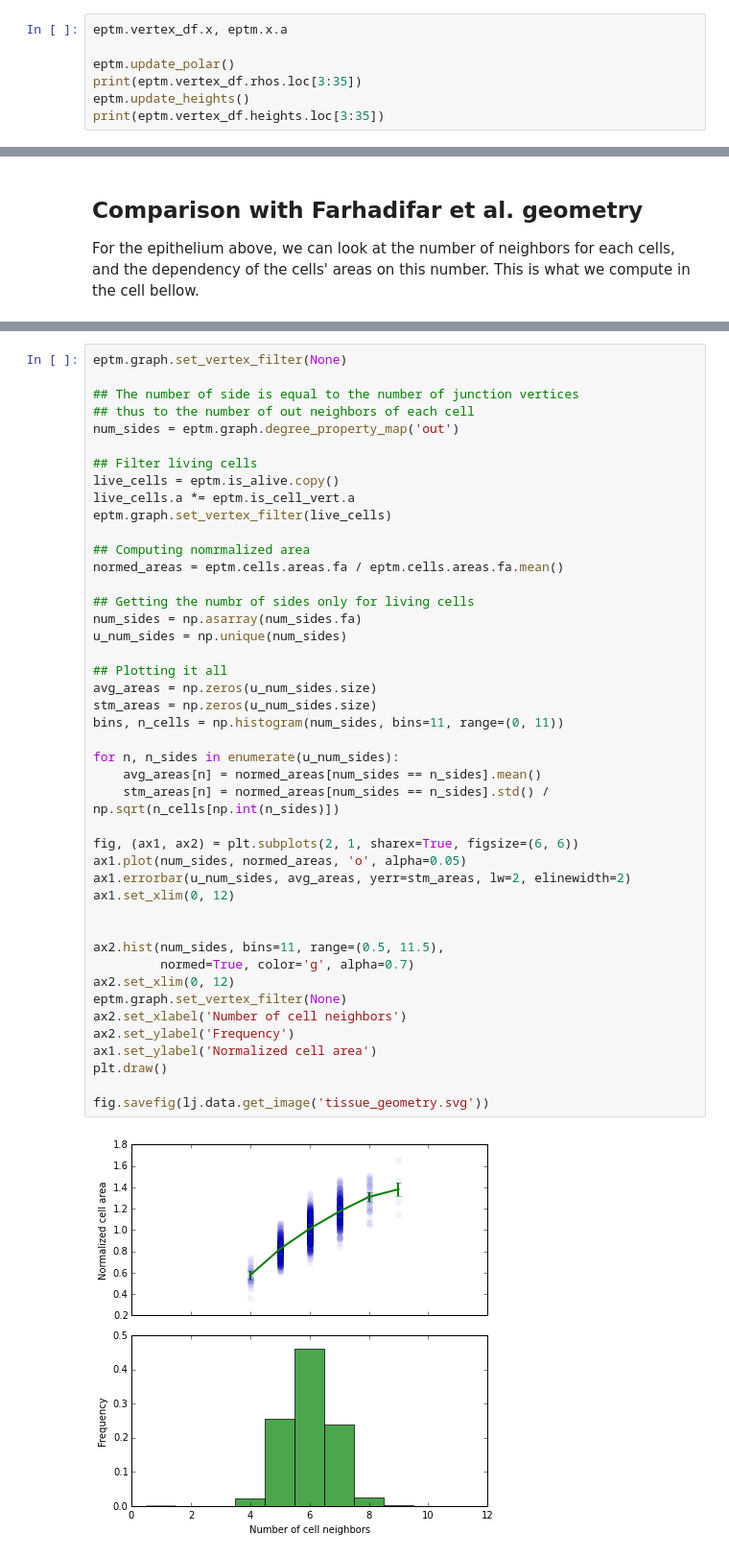
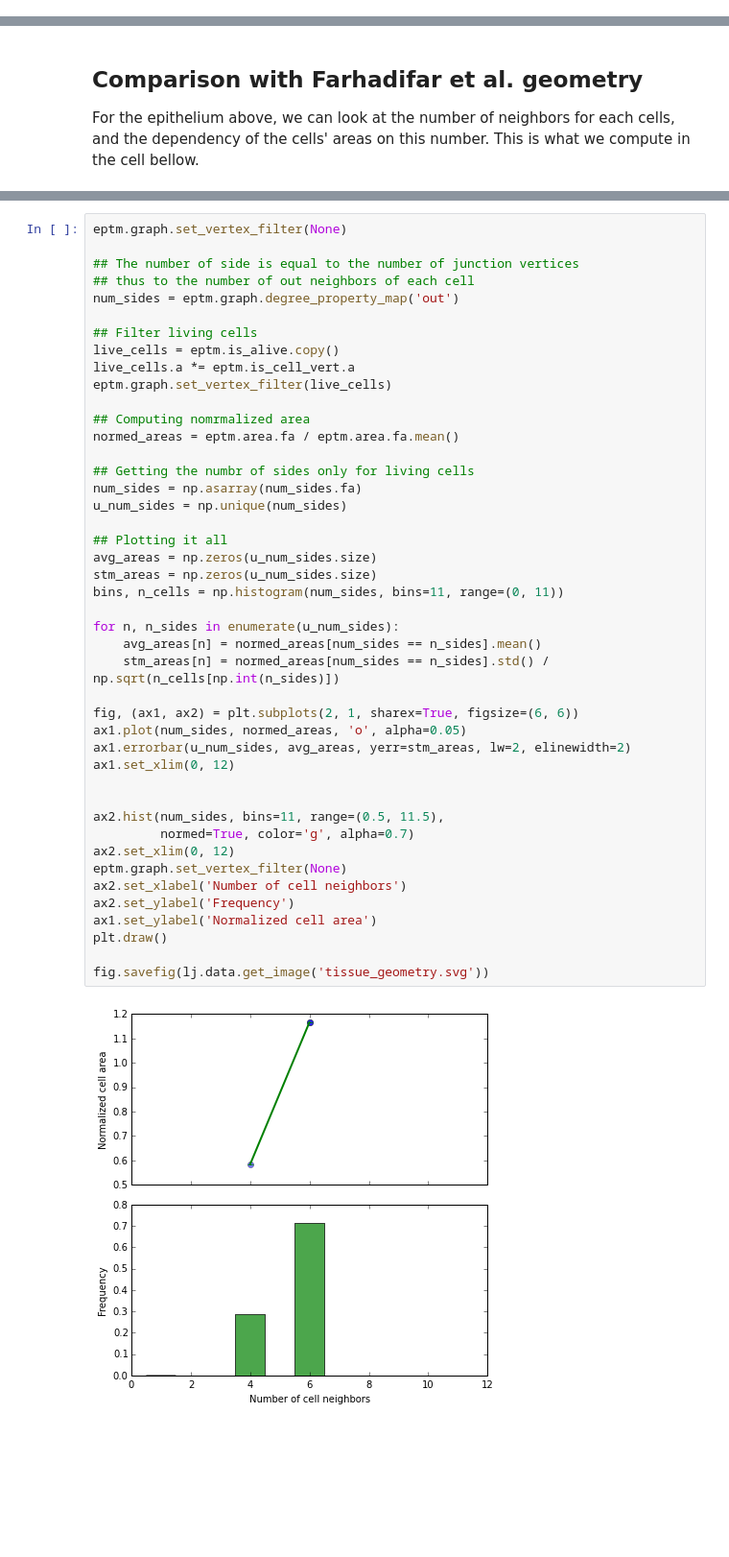
Before and after one commit to glyg/leg-joint, a Jupyter notebook: notebooks/1 - Epithelium architecture.ipynb, the cells around one changed output, grey strips where cells are left out. Shown at 96% size. Saved outputs shown, nothing was run; the diff lists cells and outputs as text; blank space fills up the shorter version.

```diff
--- a/notebooks/1 - Epithelium architecture.ipynb
+++ b/notebooks/1 - Epithelium architecture.ipynb
@@ -119,7 +115,0 @@ is_new_edge    (edge)    (type: bool)
-# %%
-eptm.vertex_df.x, eptm.x.a
-
-eptm.update_polar()
-print(eptm.vertex_df.rhos.loc[3:35])
-eptm.update_heights()
-print(eptm.vertex_df.heights.loc[3:35])
@@ -247,36 +215,36 @@ live_cells.a *= eptm.is_cell_vert.a
 eptm.graph.set_vertex_filter(live_cells)
 
 ## Computing nomrmalized area
-normed_areas = eptm.cells.areas.fa / eptm.cells.areas.fa.mean()
+normed_areas = eptm.area.fa / eptm.area.fa.mean()
 
 ## Getting the numbr of sides only for living cells
 num_sides = np.asarray(num_sides.fa)
 u_num_sides = np.unique(num_sides)
 
 ## Plotting it all
 avg_areas = np.zeros(u_num_sides.size)
 stm_areas = np.zeros(u_num_sides.size)
 bins, n_cells = np.histogram(num_sides, bins=11, range=(0, 11))
 
 for n, n_sides in enumerate(u_num_sides):
     avg_areas[n] = normed_areas[num_sides == n_sides].mean()
     stm_areas[n] = normed_areas[num_sides == n_sides].std() / np.sqrt(n_cells[np.int(n_sides)])
 
 fig, (ax1, ax2) = plt.subplots(2, 1, sharex=True, figsize=(6, 6))
 ax1.plot(num_sides, normed_areas, 'o', alpha=0.05)
 ax1.errorbar(u_num_sides, avg_areas, yerr=stm_areas, lw=2, elinewidth=2)
 ax1.set_xlim(0, 12)
 
 
 ax2.hist(num_sides, bins=11, range=(0.5, 11.5),
          normed=True, color='g', alpha=0.7)
 ax2.set_xlim(0, 12)
 eptm.graph.set_vertex_filter(None)
 ax2.set_xlabel('Number of cell neighbors')
 ax2.set_ylabel('Frequency')
 ax1.set_ylabel('Normalized cell area')
 plt.draw()
 
 fig.savefig(lj.data.get_image('tissue_geometry.svg'))
 # %% [output]
-[figure, old version]
+[figure, new version]
```
Also changed, not shown: parts of 11 cells of this notebook, 19 other files.
